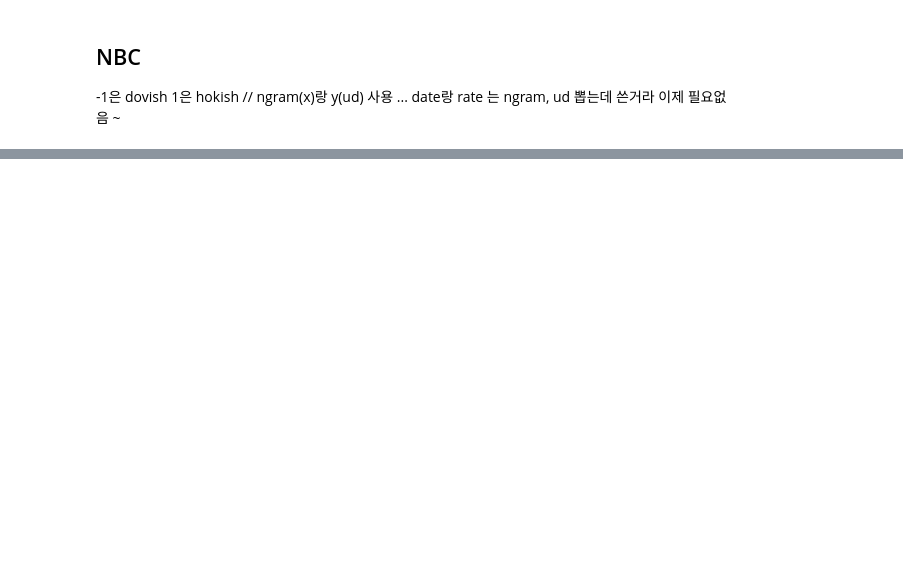
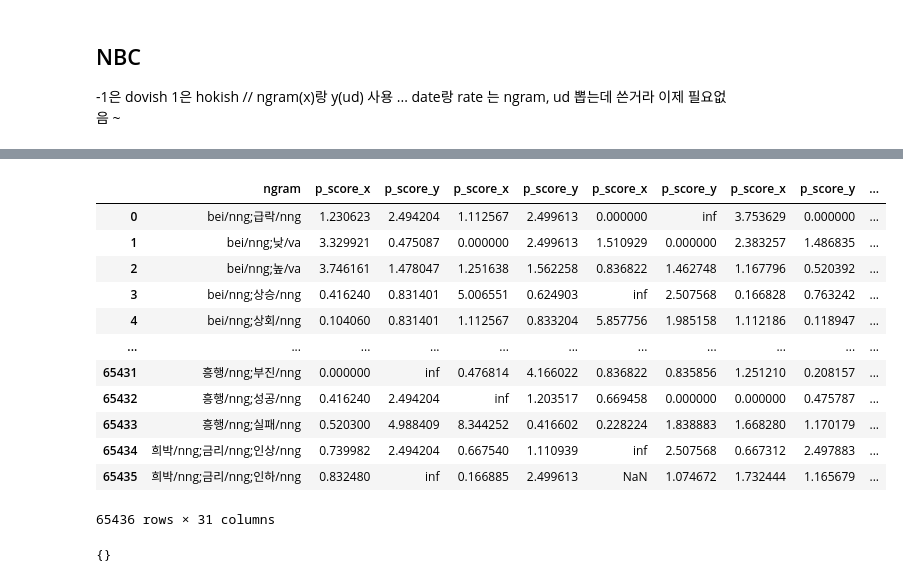
Before and after one commit to dohyun-kim92/TIL, a Jupyter notebook: Ngram후_NBC,_polarityScore.ipynb, the cells around one changed output, grey strips where cells are left out. Cells and saved outputs as stored; diff of their text form; code cells hidden in the pictures; blank space fills up the shorter version.

```diff
--- a/Ngram후_NBC,_polarityScore.ipynb
+++ b/Ngram후_NBC,_polarityScore.ipynb
@@ -240,0 +358,2 @@ len(set(list(itertools.chain(*temp))))
+# %%
+df_iter30['ngram'] = cv.get_feature_names()
@@ -240,0 +377,53 @@ len(set(list(itertools.chain(*temp))))
+# %%
+score_dic = {} # 스코어는 리스트로 ..  -> 위에꺼 다지우고 다시짜라 .. 한번에 다넣고 처리하렿지말구 나오면 넣는식으로.. 형태를 다시
+# %%
+for i in range(30):
+    X_train, X_test, y_train, y_test = train_test_split(cb_mg['ngram'], cb_mg['ud'], train_size= 0.9, shuffle = True)
+
+    text_clf = Pipeline([   ('cv',CountVectorizer(tokenizer= com_split)),
+                            ('clf', MultinomialNB())
+    ])
+    text_clf.fit(X_train, y_train)
+
+    clf = text_clf.named_steps['clf']
+    cv = text_clf.named_steps['cv']
+
+
+    df_ps = pd.DataFrame(clf.feature_count_)
+    df_ps = df_ps.T.rename({0:-1, 1:0, 2:1}, axis = 'columns' )
+    df_ps["sum(-1)"] = sum(df_ps[-1])
+    df_ps["sum(1)"] = sum(df_ps[1])
+    df_ps["-1/sum(-1)"] = df_ps[-1]/sum(df_ps[-1])
+    df_ps["1/sum(1)"] = df_ps[1]/sum(df_ps[1])
+    df_ps["p_score"] = df_ps["-1/sum(-1)"]/ df_ps["1/sum(1)"]
+    df_ps['ngram'] = None
+    df_ps.ngram = cv.get_feature_names()
+
+    score_dic[key].append(cv.get_feature_names())
+    ps_iter30["ngram"].append(cv.get_feature_names())
+    ps_iter30["p_score"].append(df_ps["p_score"])
+
+    df_iter30 = df_iter30.merge(df_ps[['ngram','p_score']], on = 'ngram' , how = 'left')
+#     if df_iter30.ngram in df_ps.ngram: # merge를 써볼...가..? cf) cb_all = date_only.merge(cb , on = 'date', how = 'left')
+#         df_iter30[i] = df_ps.p_score
+# 1번 이터네 넣을거.. [ngram], [p_score]
+# %%
+df_iter30
+# %% [output]
+|  | ngram | p_score_x | p_score_y | p_score_x | p_score_y | p_score_x | p_score_y | p_score_x | p_score_y | ... |
+| 0 | bei/nng;급락/nng | 1.230623 | 2.494204 | 1.112567 | 2.499613 | 0.000000 | inf | 3.753629 | 0.000000 | ... |
+| 1 | bei/nng;낮/va | 3.329921 | 0.475087 | 0.000000 | 2.499613 | 1.510929 | 0.000000 | 2.383257 | 1.486835 | ... |
+| 2 | bei/nng;높/va | 3.746161 | 1.478047 | 1.251638 | 1.562258 | 0.836822 | 1.462748 | 1.167796 | 0.520392 | ... |
+| 3 | bei/nng;상승/nng | 0.416240 | 0.831401 | 5.006551 | 0.624903 | inf | 2.507568 | 0.166828 | 0.763242 | ... |
+| 4 | bei/nng;상회/nng | 0.104060 | 0.831401 | 1.112567 | 0.833204 | 5.857756 | 1.985158 | 1.112186 | 0.118947 | ... |
+| ... | ... | ... | ... | ... | ... | ... | ... | ... | ... | ... |
+| 65431 | 흥행/nng;부진/nng | 0.000000 | inf | 0.476814 | 4.166022 | 0.836822 | 0.835856 | 1.251210 | 0.208157 | ... |
+| 65432 | 흥행/nng;성공/nng | 0.416240 | 2.494204 | inf | 1.203517 | 0.669458 | 0.000000 | 0.000000 | 0.475787 | ... |
+| 65433 | 흥행/nng;실패/nng | 0.520300 | 4.988409 | 8.344252 | 0.416602 | 0.228224 | 1.838883 | 1.668280 | 1.170179 | ... |
+| 65434 | 희박/nng;금리/nng;인상/nng | 0.739982 | 2.494204 | 0.667540 | 1.110939 | inf | 2.507568 | 0.667312 | 2.497883 | ... |
+| 65435 | 희박/nng;금리/nng;인하/nng | 0.832480 | inf | 0.166885 | 2.499613 | NaN | 1.074672 | 1.732444 | 1.165679 | ... |
+65436 rows × 31 columns
+# %%
+score_dic
+# %% [output]
+{}
```
Also changed, not shown: parts of 31 cells of this notebook.
